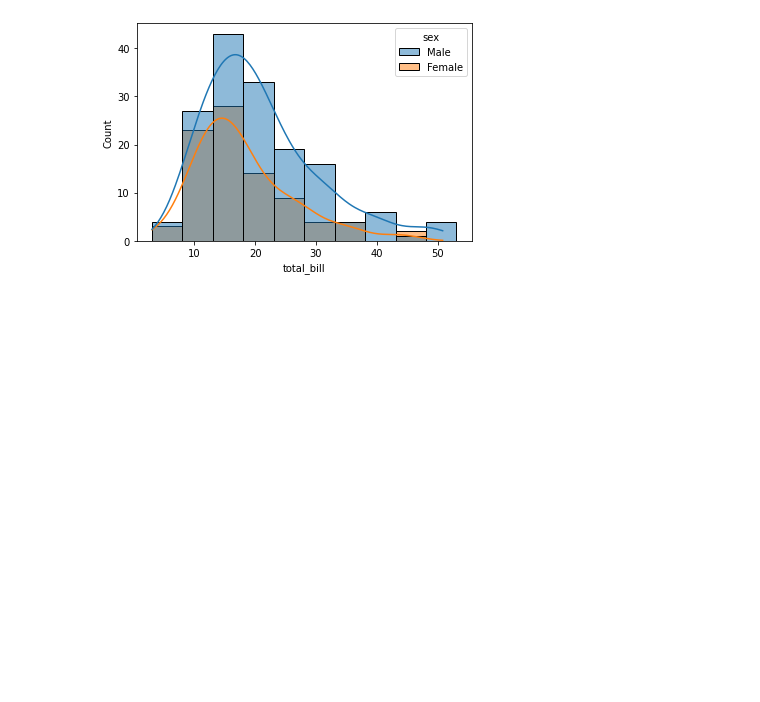
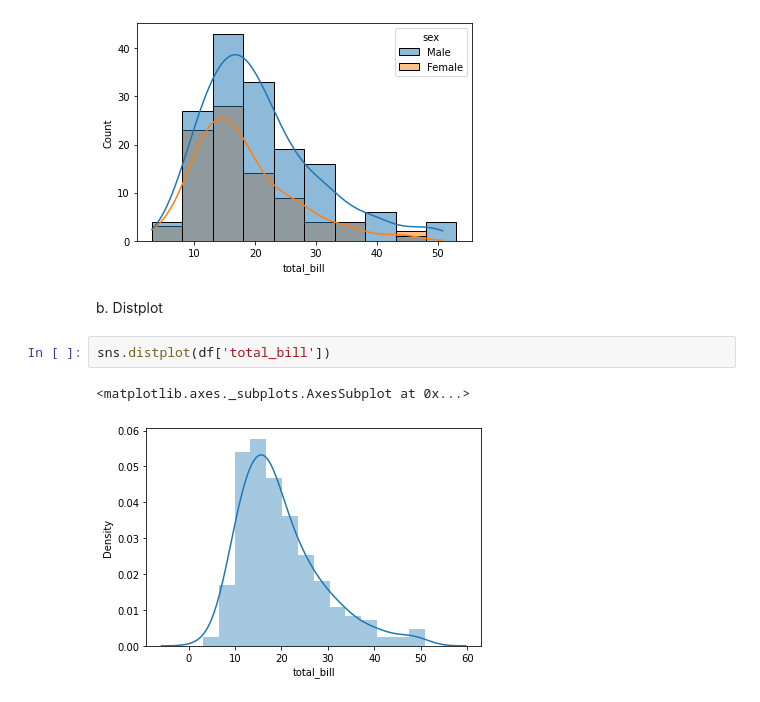
Before and after one commit to coderanandmaurya/seaborn, a Jupyter notebook: seaborn.ipynb, the cells around one changed output. Cells and saved outputs as stored; diff of their text form; blank space fills up the shorter version.

```diff
--- a/seaborn.ipynb
+++ b/seaborn.ipynb
@@ -60,3 +49,10 @@ sns.histplot(data=df, x="total_bill",bins=10,binwidth=5,kde=True,hue="sex")
 # %% [output]
 <matplotlib.axes._subplots.AxesSubplot at 0x...>
 [figure]
+# %% [markdown]
+b. Distplot
+# %%
+sns.distplot(df['total_bill'])
+# %% [output]
+<matplotlib.axes._subplots.AxesSubplot at 0x...>
+[figure, added]
```
Also changed, not shown: parts of 7 cells of this notebook.
